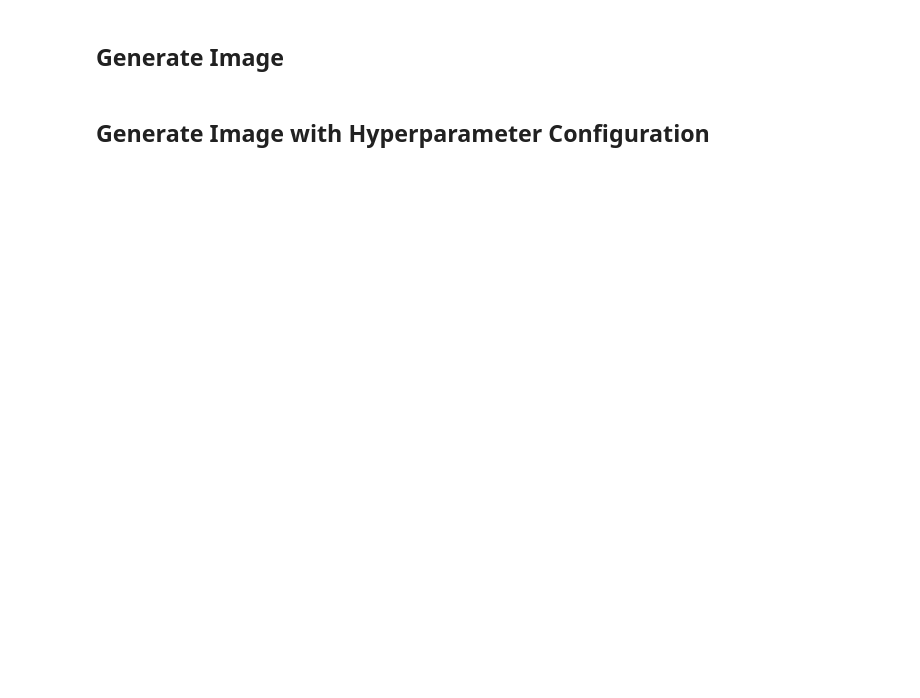
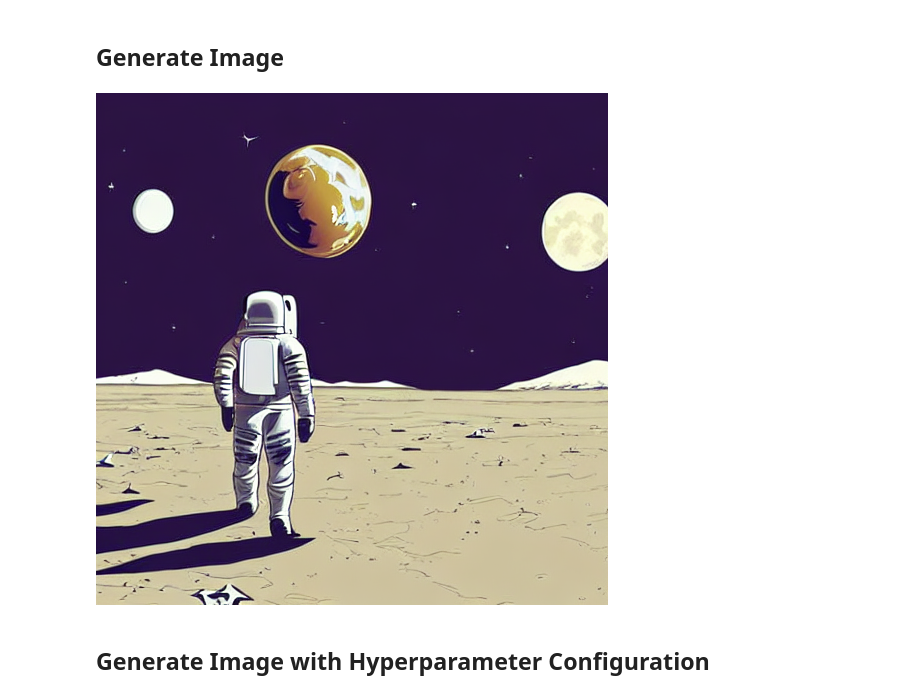
Before and after one commit to RizkyMlana/Generation-Image, a Jupyter notebook: Pipeline_submission_BFGAI_Rizky Maulana Saputra.ipynb, the cells around one changed output. Drawn from its saved outputs; the diff is of its cells as text; code cells hidden in the pictures; blank space fills up the shorter version.

```diff
--- a/Pipeline_submission_BFGAI_Rizky Maulana Saputra.ipynb
+++ b/Pipeline_submission_BFGAI_Rizky Maulana Saputra.ipynb
@@ -46,2 +54,8 @@ image_baseline
+# %%
+prompt = "astronaut walking on the left side of the moon surface, white spacesuit, black visor, Earth on the right background, black sky filled with tiny stars, wide lunar landscape, stylized cartoon illustration, clean outlines, soft cel shading, vibrant colors, animated adventure style"
+image_baseline = pipe(prompt).images[0]
+image_baseline
+# %% [output]
+[figure, added]
 # %% [markdown]
 ## **Generate Image with Hyperparameter Configuration**
```
Also changed, not shown: parts of 19 cells of this notebook.
